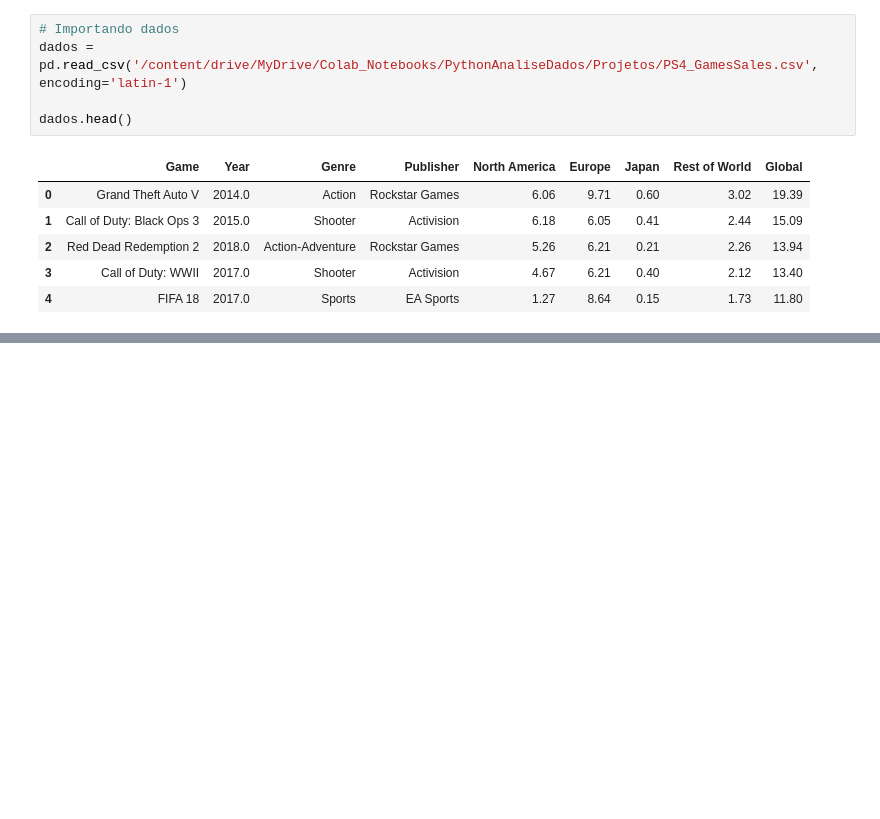
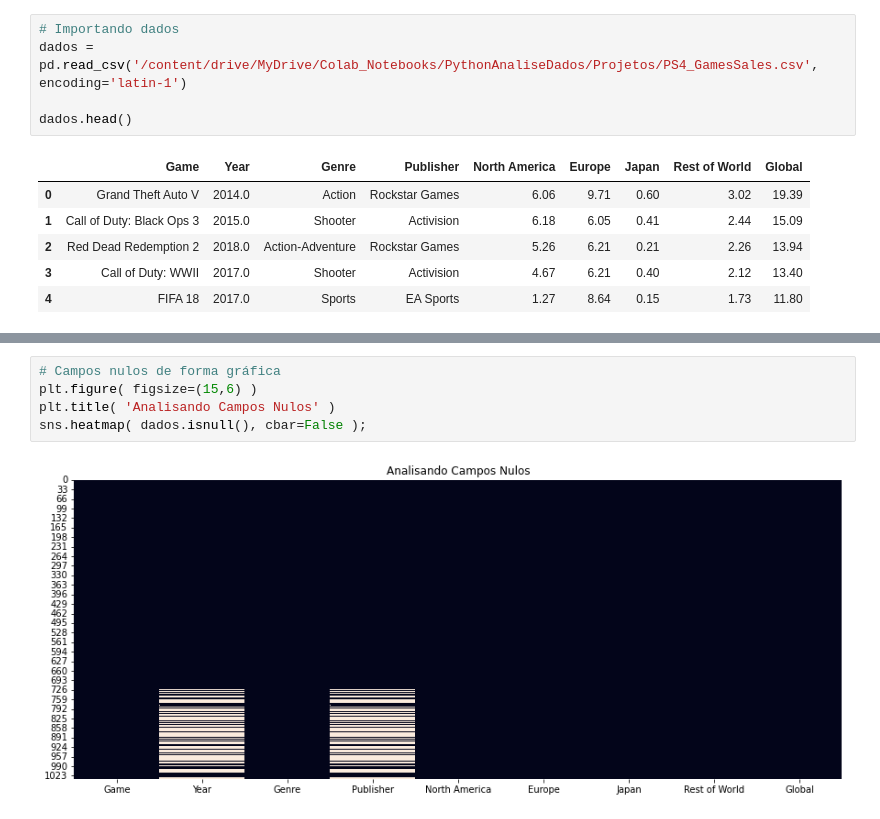
Before and after one commit to JardelSilva-86/Python-para-An-lise-de-Dados, a Jupyter notebook: Projetos/Projeto_4_Mercado_de_Games.ipynb, the cells around one changed output, grey strips where cells are left out. Cells and saved outputs as stored; diff of their text form; blank space fills up the shorter version.

```diff
--- a/Projetos/Projeto_4_Mercado_de_Games.ipynb
+++ b/Projetos/Projeto_4_Mercado_de_Games.ipynb
@@ -41,0 +89,7 @@ dados.shape
+# %%
+# Campos nulos de forma gráfica
+plt.figure( figsize=(15,6) )
+plt.title( 'Analisando Campos Nulos' )
+sns.heatmap( dados.isnull(), cbar=False );
+# %% [output]
+[figure, added]
```
Also changed, not shown: parts of 18 cells of this notebook.
